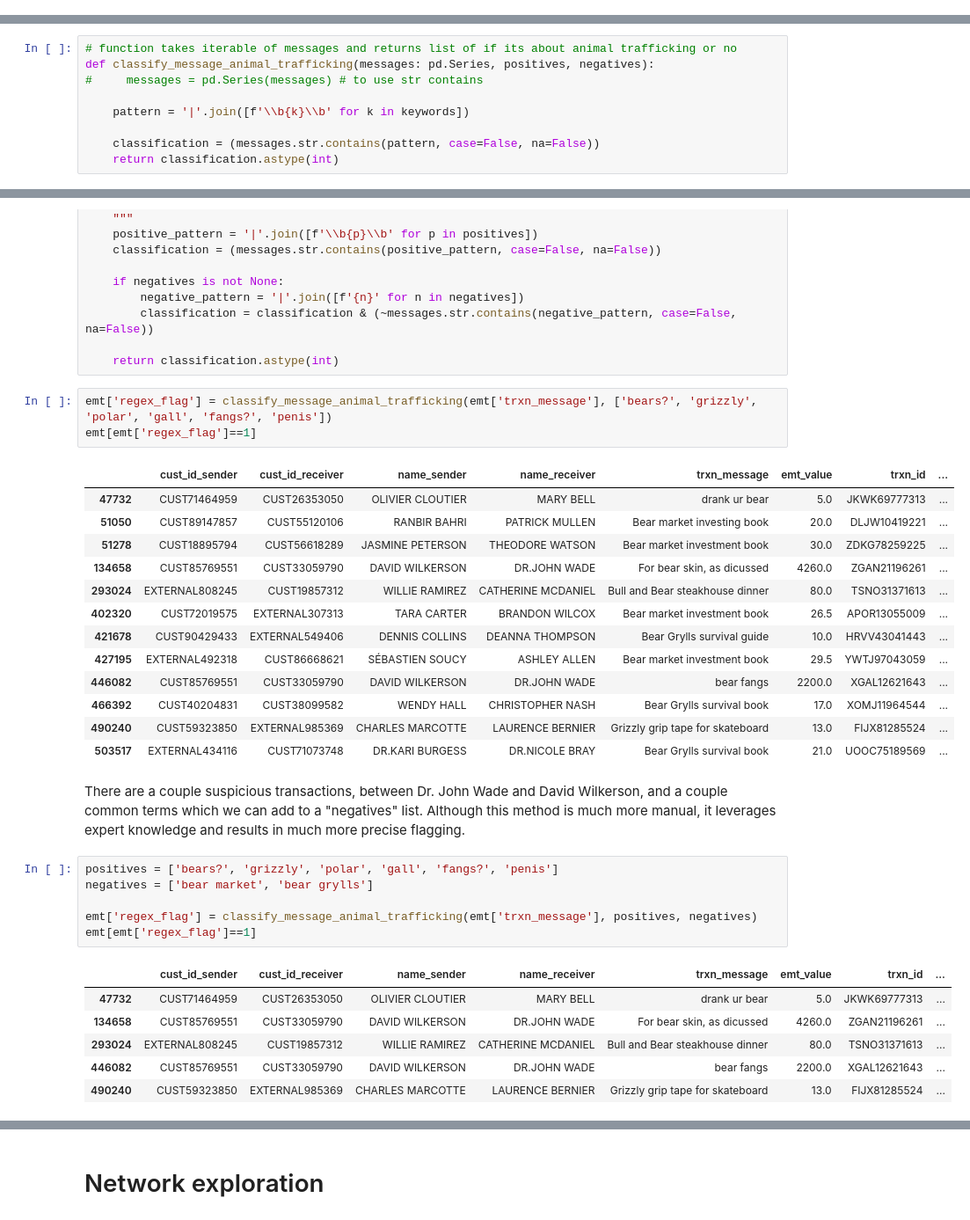
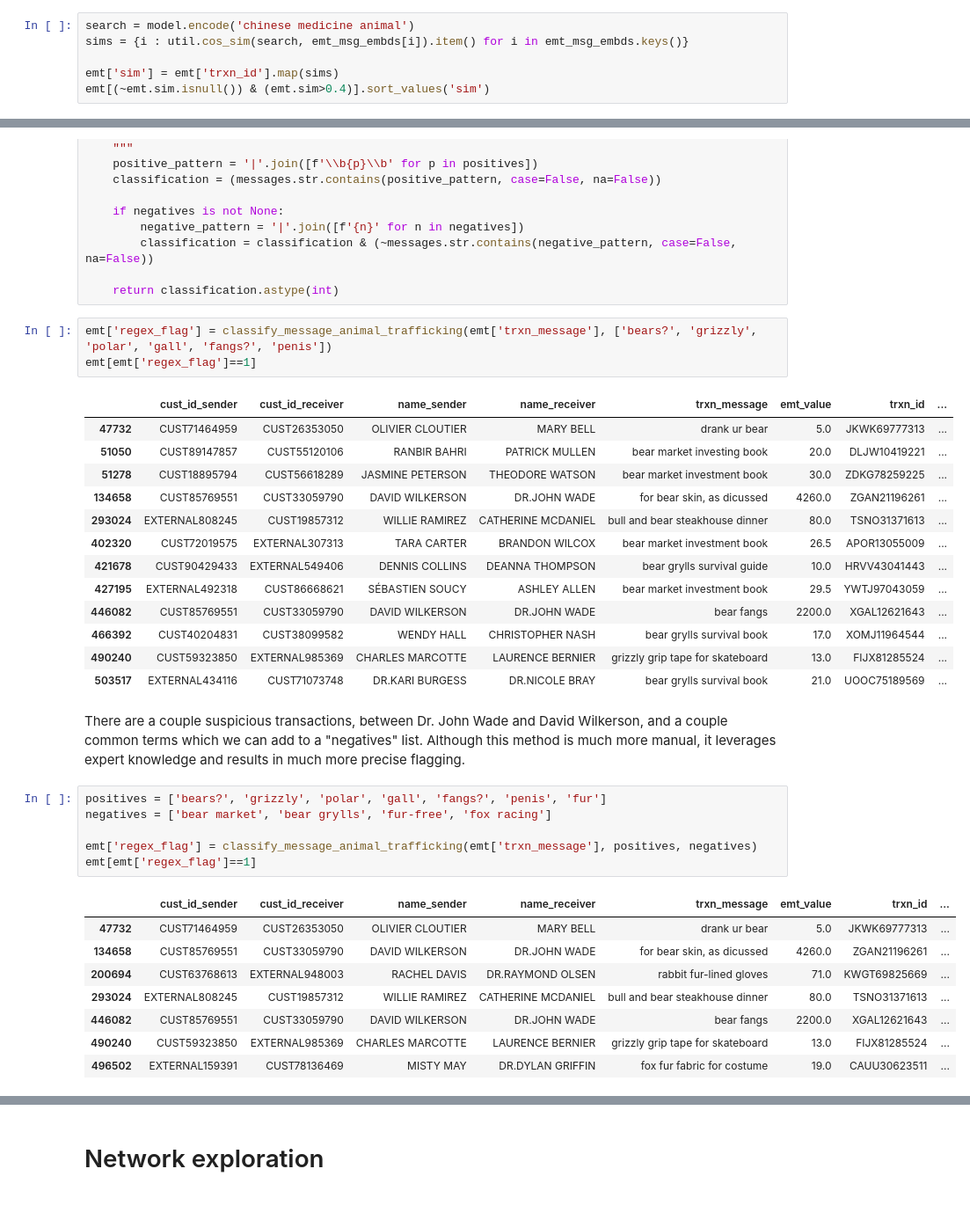
Before and after one commit to jwardbond/2023-imi-bigdata, a Jupyter notebook: eda.ipynb, the cells around one changed output, grey strips where cells are left out. Shown at 88% size. Drawn from its saved outputs; the diff is of its cells as text.

```diff
--- a/eda.ipynb
+++ b/eda.ipynb
@@ -282,3 +309,9 @@ emt['sim'] = emt['trxn_id'].map(sims)
 emt[(~emt.sim.isnull()) & (emt.sim>0.1)].sort_values('sim')
 # %% [output]
 NameError: name 'model' is not defined
+# %%
+search = model.encode('chinese medicine animal')
+sims = {i : util.cos_sim(search, emt_msg_embds[i]).item() for i in emt_msg_embds.keys()}
+
+emt['sim'] = emt['trxn_id'].map(sims)
+emt[(~emt.sim.isnull()) & (emt.sim>0.4)].sort_values('sim')
@@ -285,15 +332,6 @@ NameError: name 'model' is not defined
 # %% [markdown]
 ### Hardcoding
 Are there even animal-trafficking related messages, or all they all just for pet-related stuff? Let's look at `bears` - an animal commonly trafficked in Canada for its parts, according to Fintrac - and see what we find.
-# %%
-# function takes iterable of messages and returns list of if its about animal trafficking or no
-def classify_message_animal_trafficking(messages: pd.Series, positives, negatives):
-#     messages = pd.Series(messages) # to use str contains
-
-    pattern = '|'.join([f'\\b{k}\\b' for k in keywords])
-
-    classification = (messages.str.contains(pattern, case=False, na=False))
-    return classification.astype(int)
 # %%
 def classify_message_animal_trafficking(messages: pd.Series, positives: list, negatives=None):
     """Creates a boolean list based on the contents of a keywords in a list
@@ -320,29 +358,31 @@ emt[emt['regex_flag']==1]
 # %% [output]
 |  | cust_id_sender | cust_id_receiver | name_sender | name_receiver | trxn_message | emt_value | trxn_id | ... |
 | 47732 | CUST71464959 | CUST26353050 | OLIVIER CLOUTIER | MARY BELL | drank ur bear | 5.0 | JKWK69777313 | ... |
-| 51050 | CUST89147857 | CUST55120106 | RANBIR BAHRI | PATRICK MULLEN | Bear market investing book | 20.0 | DLJW10419221 | ... |
-| 51278 | CUST18895794 | CUST56618289 | JASMINE PETERSON | THEODORE WATSON | Bear market investment book | 30.0 | ZDKG78259225 | ... |
-| 134658 | CUST85769551 | CUST33059790 | DAVID WILKERSON | DR.JOHN WADE | For bear skin, as dicussed | 4260.0 | ZGAN21196261 | ... |
-| 293024 | EXTERNAL808245 | CUST19857312 | WILLIE RAMIREZ | CATHERINE MCDANIEL | Bull and Bear steakhouse dinner | 80.0 | TSNO31371613 | ... |
-| 402320 | CUST72019575 | EXTERNAL307313 | TARA CARTER | BRANDON WILCOX | Bear market investment book | 26.5 | APOR13055009 | ... |
-| 421678 | CUST90429433 | EXTERNAL549406 | DENNIS COLLINS | DEANNA THOMPSON | Bear Grylls survival guide | 10.0 | HRVV43041443 | ... |
-| 427195 | EXTERNAL492318 | CUST86668621 | SÉBASTIEN SOUCY | ASHLEY ALLEN | Bear market investment book | 29.5 | YWTJ97043059 | ... |
+| 51050 | CUST89147857 | CUST55120106 | RANBIR BAHRI | PATRICK MULLEN | bear market investing book | 20.0 | DLJW10419221 | ... |
+| 51278 | CUST18895794 | CUST56618289 | JASMINE PETERSON | THEODORE WATSON | bear market investment book | 30.0 | ZDKG78259225 | ... |
+| 134658 | CUST85769551 | CUST33059790 | DAVID WILKERSON | DR.JOHN WADE | for bear skin, as dicussed | 4260.0 | ZGAN21196261 | ... |
+| 293024 | EXTERNAL808245 | CUST19857312 | WILLIE RAMIREZ | CATHERINE MCDANIEL | bull and bear steakhouse dinner | 80.0 | TSNO31371613 | ... |
+| 402320 | CUST72019575 | EXTERNAL307313 | TARA CARTER | BRANDON WILCOX | bear market investment book | 26.5 | APOR13055009 | ... |
+| 421678 | CUST90429433 | EXTERNAL549406 | DENNIS COLLINS | DEANNA THOMPSON | bear grylls survival guide | 10.0 | HRVV43041443 | ... |
+| 427195 | EXTERNAL492318 | CUST86668621 | SÉBASTIEN SOUCY | ASHLEY ALLEN | bear market investment book | 29.5 | YWTJ97043059 | ... |
 | 446082 | CUST85769551 | CUST33059790 | DAVID WILKERSON | DR.JOHN WADE | bear fangs | 2200.0 | XGAL12621643 | ... |
-| 466392 | CUST40204831 | CUST38099582 | WENDY HALL | CHRISTOPHER NASH | Bear Grylls survival book | 17.0 | XOMJ11964544 | ... |
-| 490240 | CUST59323850 | EXTERNAL985369 | CHARLES MARCOTTE | LAURENCE BERNIER | Grizzly grip tape for skateboard | 13.0 | FIJX81285524 | ... |
-| 503517 | EXTERNAL434116 | CUST71073748 | DR.KARI BURGESS | DR.NICOLE BRAY | Bear Grylls survival book | 21.0 | UOOC75189569 | ... |
+| 466392 | CUST40204831 | CUST38099582 | WENDY HALL | CHRISTOPHER NASH | bear grylls survival book | 17.0 | XOMJ11964544 | ... |
+| 490240 | CUST59323850 | EXTERNAL985369 | CHARLES MARCOTTE | LAURENCE BERNIER | grizzly grip tape for skateboard | 13.0 | FIJX81285524 | ... |
+| 503517 | EXTERNAL434116 | CUST71073748 | DR.KARI BURGESS | DR.NICOLE BRAY | bear grylls survival book | 21.0 | UOOC75189569 | ... |
 # %% [markdown]
 There are a couple suspicious transactions, between Dr. John Wade and David Wilkerson, and a couple common terms which we can add to a "negatives" list. Although this method is much more manual, it leverages expert knowledge and results in much more precise flagging.
 # %%
-positives = ['bears?', 'grizzly', 'polar', 'gall', 'fangs?', 'penis']
-negatives = ['bear market', 'bear grylls']
+positives = ['bears?', 'grizzly', 'polar', 'gall', 'fangs?', 'penis', 'fur']
+negatives = ['bear market', 'bear grylls', 'fur-free', 'fox racing']
 
 emt['regex_flag'] = classify_message_animal_trafficking(emt['trxn_message'], positives, negatives)
 emt[emt['regex_flag']==1]
 # %% [output]
 |  | cust_id_sender | cust_id_receiver | name_sender | name_receiver | trxn_message | emt_value | trxn_id | ... |
 | 47732 | CUST71464959 | CUST26353050 | OLIVIER CLOUTIER | MARY BELL | drank ur bear | 5.0 | JKWK69777313 | ... |
-| 134658 | CUST85769551 | CUST33059790 | DAVID WILKERSON | DR.JOHN WADE | For bear skin, as dicussed | 4260.0 | ZGAN21196261 | ... |
-| 293024 | EXTERNAL808245 | CUST19857312 | WILLIE RAMIREZ | CATHERINE MCDANIEL | Bull and Bear steakhouse dinner | 80.0 | TSNO31371613 | ... |
+| 134658 | CUST85769551 | CUST33059790 | DAVID WILKERSON | DR.JOHN WADE | for bear skin, as dicussed | 4260.0 | ZGAN21196261 | ... |
+| 200694 | CUST63768613 | EXTERNAL948003 | RACHEL DAVIS | DR.RAYMOND OLSEN | rabbit fur-lined gloves | 71.0 | KWGT69825669 | ... |
+| 293024 | EXTERNAL808245 | CUST19857312 | WILLIE RAMIREZ | CATHERINE MCDANIEL | bull and bear steakhouse dinner | 80.0 | TSNO31371613 | ... |
 | 446082 | CUST85769551 | CUST33059790 | DAVID WILKERSON | DR.JOHN WADE | bear fangs | 2200.0 | XGAL12621643 | ... |
-| 490240 | CUST59323850 | EXTERNAL985369 | CHARLES MARCOTTE | LAURENCE BERNIER | Grizzly grip tape for skateboard | 13.0 | FIJX81285524 | ... |
+| 490240 | CUST59323850 | EXTERNAL985369 | CHARLES MARCOTTE | LAURENCE BERNIER | grizzly grip tape for skateboard | 13.0 | FIJX81285524 | ... |
+| 496502 | EXTERNAL159391 | CUST78136469 | MISTY MAY | DR.DYLAN GRIFFIN | fox fur fabric for costume | 19.0 | CAUU30623511 | ... |
```
Also changed, not shown: parts of 10 cells of this notebook, 13 other files.
